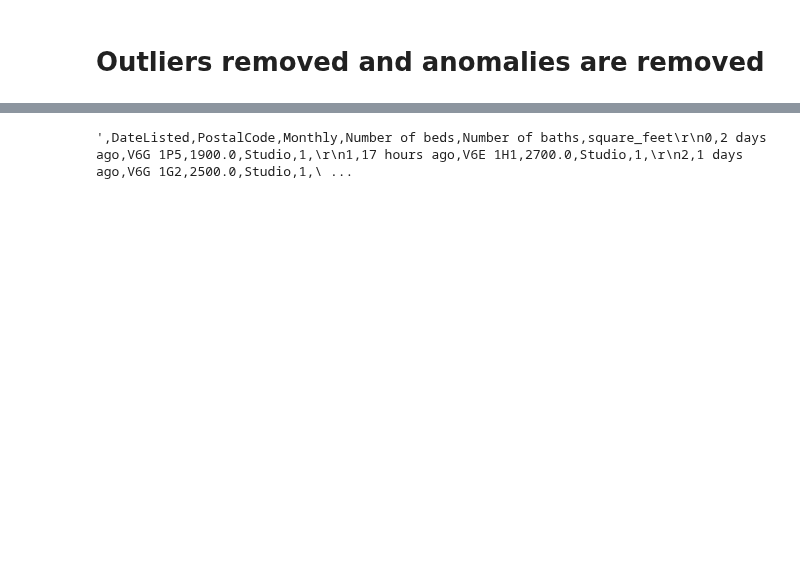
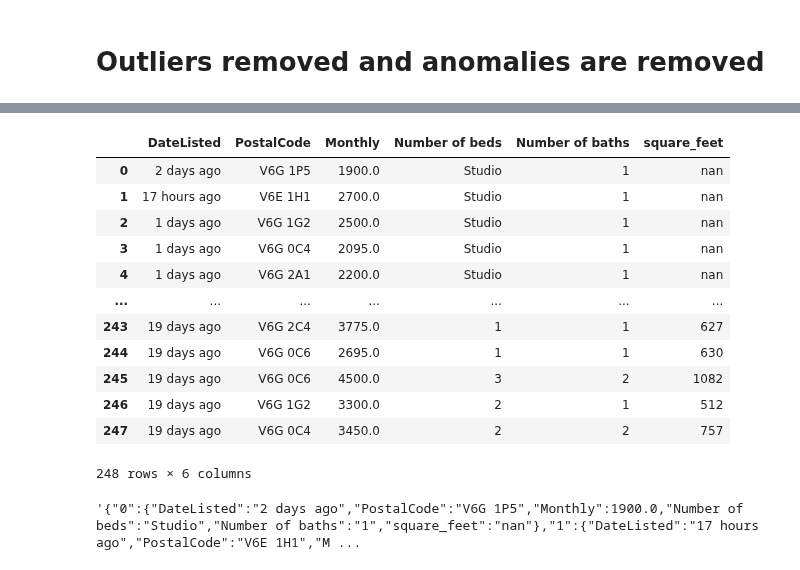
Before and after one commit to JamesKha/CodeChallenge, a Jupyter notebook: DataPrep.ipynb, the cells around one changed output, grey strips where cells are left out. Saved outputs shown, nothing was run; the diff lists cells and outputs as text; code cells hidden in the pictures; blank space fills up the shorter version.

```diff
--- a/DataPrep.ipynb
+++ b/DataPrep.ipynb
@@ -555,6 +541,22 @@ sns.boxplot(x='Number of beds', y='Monthly', data= allCollected)
-# %%
-
-
-allCollected.to_csv(encoding='utf-8')
-# %% [output]
-',DateListed,PostalCode,Monthly,Number of beds,Number of baths,square_feet\r\n0,2 days ago,V6G 1P5,1900.0,Studio,1,\r\n1,17 hours ago,V6E 1H1,2700.0,Studio,1,\r\n2,1 days ago,V6G 1G2,2500.0,Studio,1,\ ...
+# %%
+allCollected.reset_index(inplace=True, drop=True)
+# %%
+allCollected
+# %% [output]
+|  | DateListed | PostalCode | Monthly | Number of beds | Number of baths | square_feet |
+| 0 | 2 days ago | V6G 1P5 | 1900.0 | Studio | 1 | nan |
+| 1 | 17 hours ago | V6E 1H1 | 2700.0 | Studio | 1 | nan |
+| 2 | 1 days ago | V6G 1G2 | 2500.0 | Studio | 1 | nan |
+| 3 | 1 days ago | V6G 0C4 | 2095.0 | Studio | 1 | nan |
+| 4 | 1 days ago | V6G 2A1 | 2200.0 | Studio | 1 | nan |
+| ... | ... | ... | ... | ... | ... | ... |
+| 243 | 19 days ago | V6G 2C4 | 3775.0 | 1 | 1 | 627 |
+| 244 | 19 days ago | V6G 0C6 | 2695.0 | 1 | 1 | 630 |
+| 245 | 19 days ago | V6G 0C6 | 4500.0 | 3 | 2 | 1082 |
+| 246 | 19 days ago | V6G 1G2 | 3300.0 | 2 | 1 | 512 |
+| 247 | 19 days ago | V6G 0C4 | 3450.0 | 2 | 2 | 757 |
+248 rows × 6 columns
+# %%
+allCollected.to_json(orient="index")
+# %% [output]
+'{"0":{"DateListed":"2 days ago","PostalCode":"V6G 1P5","Monthly":1900.0,"Number of beds":"Studio","Number of baths":"1","square_feet":"nan"},"1":{"DateListed":"17 hours ago","PostalCode":"V6E 1H1","M ...
```
Also changed, not shown: parts of 15 cells of this notebook, 3 other files.
